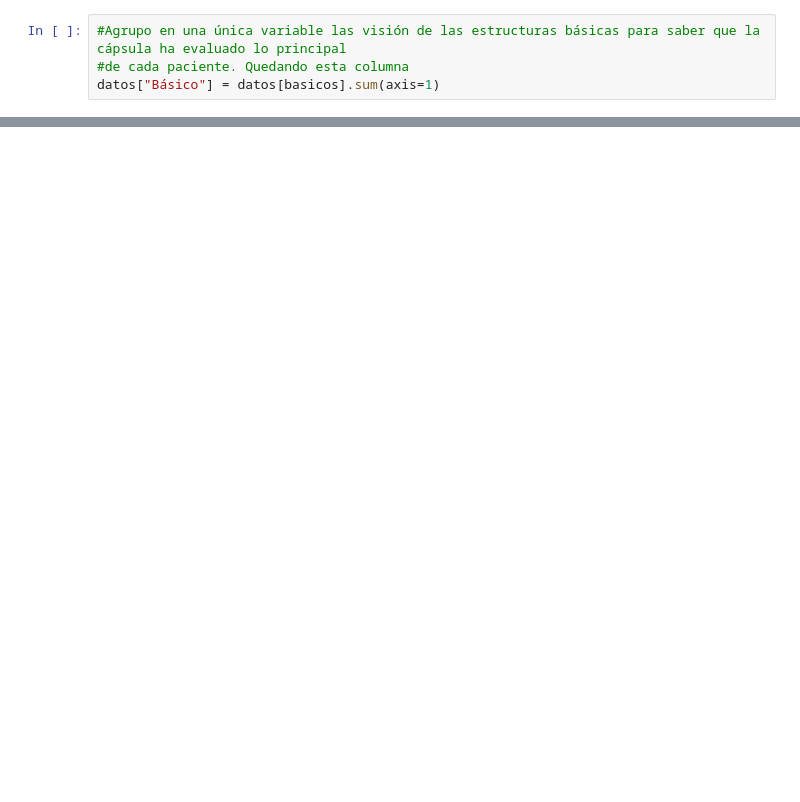
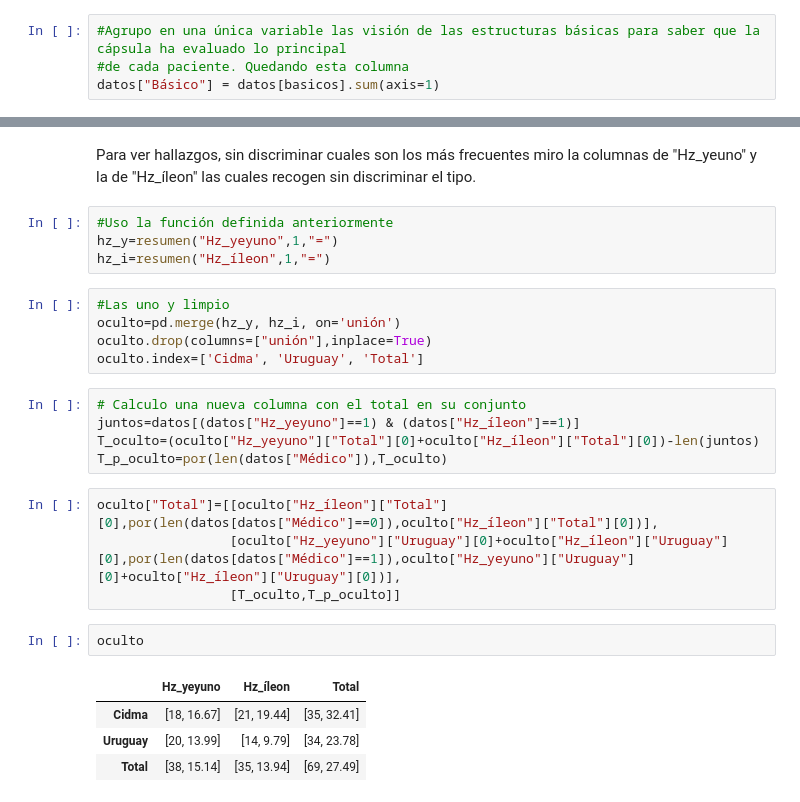
Before and after one commit to Hermenegildo12/Capsula_endoscopia, a Jupyter notebook: Capsula.ipynb, the cells around one changed output, grey strips where cells are left out. Drawn from its saved outputs; the diff is of its cells as text; blank space fills up the shorter version.

```diff
--- a/Capsula.ipynb
+++ b/Capsula.ipynb
@@ -1483,0 +1599,27 @@ cuadro("Estructuas básicas + TODO tracto digestivo evaluado",len(c_eva_total),1
+# %% [markdown]
+Para ver hallazgos, sin discriminar cuales son los más frecuentes miro la columnas de "Hz_yeuno" y la de "Hz_íleon" las cuales recogen sin discriminar el tipo.
+# %%
+#Uso la función definida anteriormente
+hz_y=resumen("Hz_yeyuno",1,"=")
+hz_i=resumen("Hz_íleon",1,"=")
+# %%
+#Las uno y limpio
+oculto=pd.merge(hz_y, hz_i, on='unión')
+oculto.drop(columns=["unión"],inplace=True)
+oculto.index=['Cidma', 'Uruguay', 'Total']
+# %%
+# Calculo una nueva columna con el total en su conjunto
+juntos=datos[(datos["Hz_yeyuno"]==1) & (datos["Hz_íleon"]==1)]
+T_oculto=(oculto["Hz_yeyuno"]["Total"][0]+oculto["Hz_íleon"]["Total"][0])-len(juntos)
+T_p_oculto=por(len(datos["Médico"]),T_oculto)
+# %%
+oculto["Total"]=[[oculto["Hz_íleon"]["Total"][0],por(len(datos[datos["Médico"]==0]),oculto["Hz_íleon"]["Total"][0])],
+                 [oculto["Hz_yeyuno"]["Uruguay"][0]+oculto["Hz_íleon"]["Uruguay"][0],por(len(datos[datos["Médico"]==1]),oculto["Hz_yeyuno"]["Uruguay"][0]+oculto["Hz_íleon"]["Uruguay"][0])],
+                 [T_oculto,T_p_oculto]]
+# %%
+oculto
+# %% [output]
+|  | Hz_yeyuno | Hz_íleon | Total |
+| Cidma | [18, 16.67] | [21, 19.44] | [35, 32.41] |
+| Uruguay | [20, 13.99] | [14, 9.79] | [34, 23.78] |
+| Total | [38, 15.14] | [35, 13.94] | [69, 27.49] |
```
Also changed, not shown: parts of 35 cells of this notebook, 1 other file.
